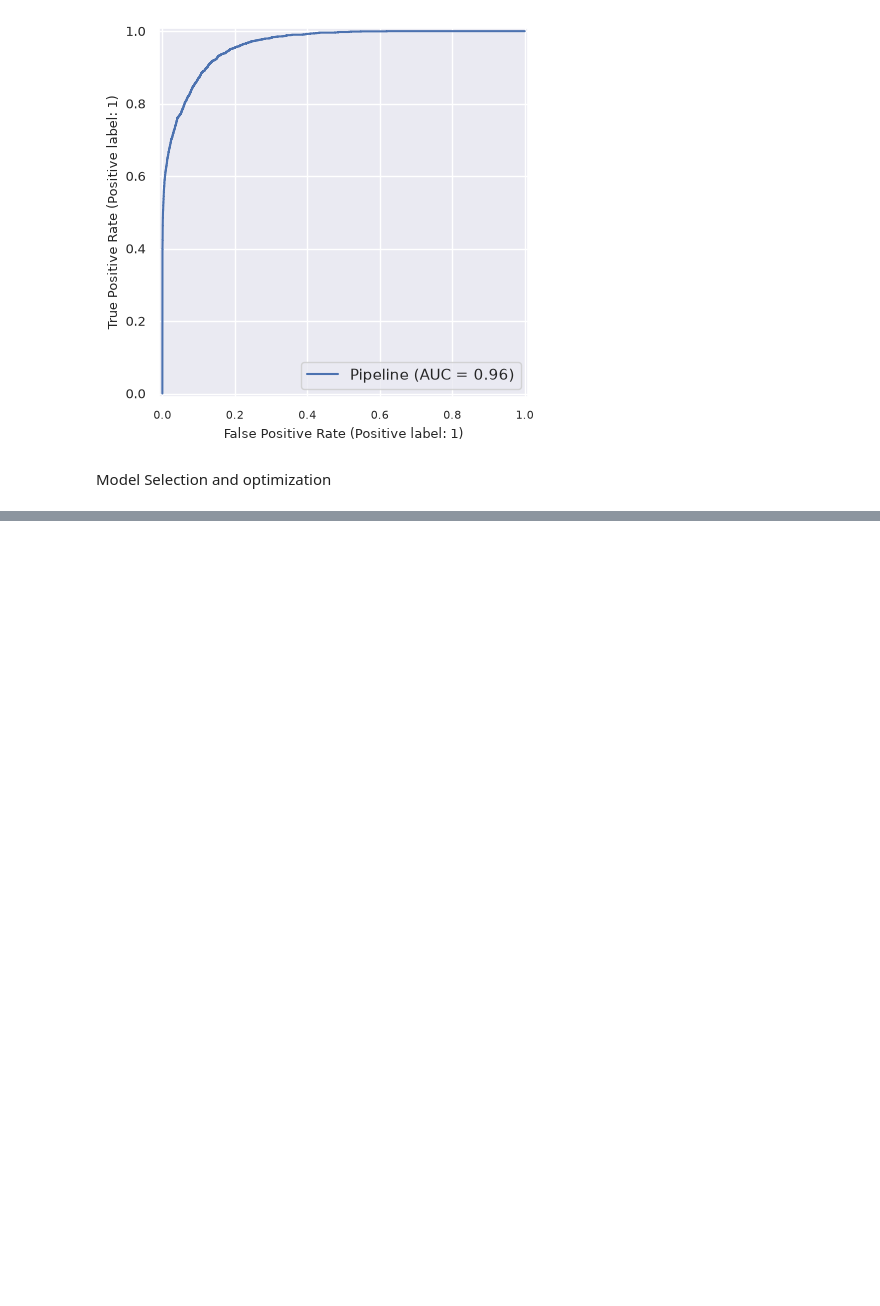
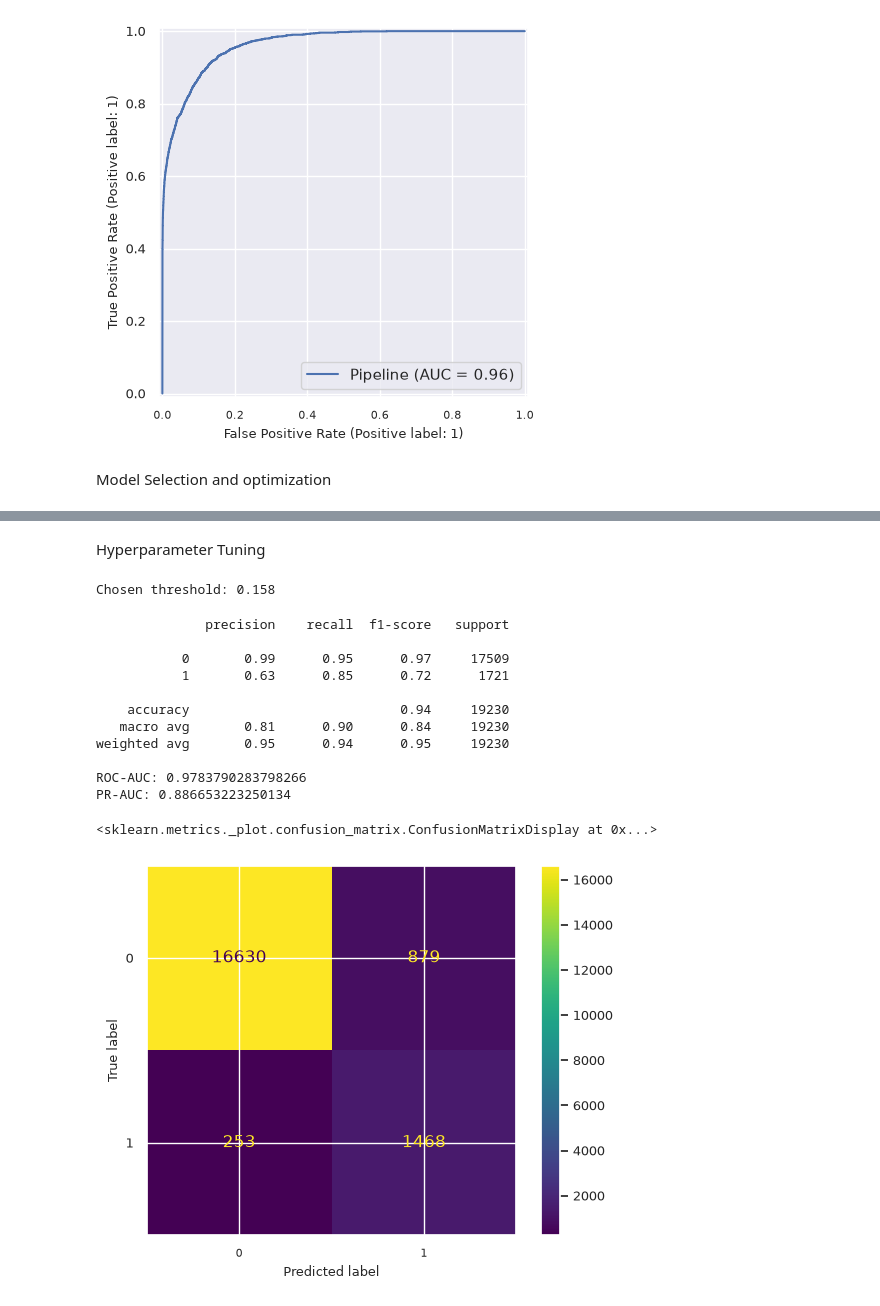
Before and after one commit to kaflebiplob/Diabetes_Predictor, a Jupyter notebook: notebooks/train_my_data.ipynb, the cells around one changed output, grey strips where cells are left out. Drawn from its saved outputs; the diff is of its cells as text; code cells hidden in the pictures; blank space fills up the shorter version.

Commit message:
feat: retraing with best param

```diff
--- a/notebooks/train_my_data.ipynb
+++ b/notebooks/train_my_data.ipynb
@@ -391,0 +413,49 @@ print(cv_results)
+# %% [markdown]
+Hyperparameter Tuning
+# %%
+hgb_pipeline = Pipeline(
+    steps=[
+        ("preprocess", preprocess),
+        ("model", HistGradientBoostingClassifier(random_state=RANDOM_STATE)),
+    ]
+)
+# %%
+from sklearn.model_selection import cross_val_predict
+from sklearn.metrics import precision_recall_curve
+
+oof_proba = cross_val_predict(
+    hgb_pipeline, X_train, y_train, cv=cv, method="predict_proba"
+)[:, 1]
+
+prec, rec, thr = precision_recall_curve(y_train, oof_proba)
+target_recall = 0.85
+ok = rec[:-1] >= target_recall
+best_thr = thr[ok][np.argmax(prec[:-1][ok])]
+print("Chosen threshold:", round(best_thr, 3))
+# %% [output]
+Chosen threshold: 0.158
+# %%
+from sklearn.metrics import confusion_matrix, roc_auc_score, average_precision_score
+
+hgb_pipeline.fit(X_train, y_train)
+test_proba = hgb_pipeline.predict_proba(X_test)[:, 1]
+test_pred = (test_proba >= best_thr).astype(int)
+
+print(classification_report(y_test, test_pred))
+print("ROC-AUC:", roc_auc_score(y_test, test_proba))
+print("PR-AUC:", average_precision_score(y_test, test_proba))
+ConfusionMatrixDisplay(confusion_matrix(y_test, test_pred)).plot()
+# %% [output]
+              precision    recall  f1-score   support
+
+           0       0.99      0.95      0.97     17509
+           1       0.63      0.85      0.72      1721
+
+    accuracy                           0.94     19230
+   macro avg       0.81      0.90      0.84     19230
+weighted avg       0.95      0.94      0.95     19230
+
+ROC-AUC: 0.9783790283798266
+PR-AUC: 0.886653223250134
+<sklearn.metrics._plot.confusion_matrix.ConfusionMatrixDisplay at 0x...>
+[figure, added]
```
Also changed, not shown: parts of 11 cells of this notebook.
